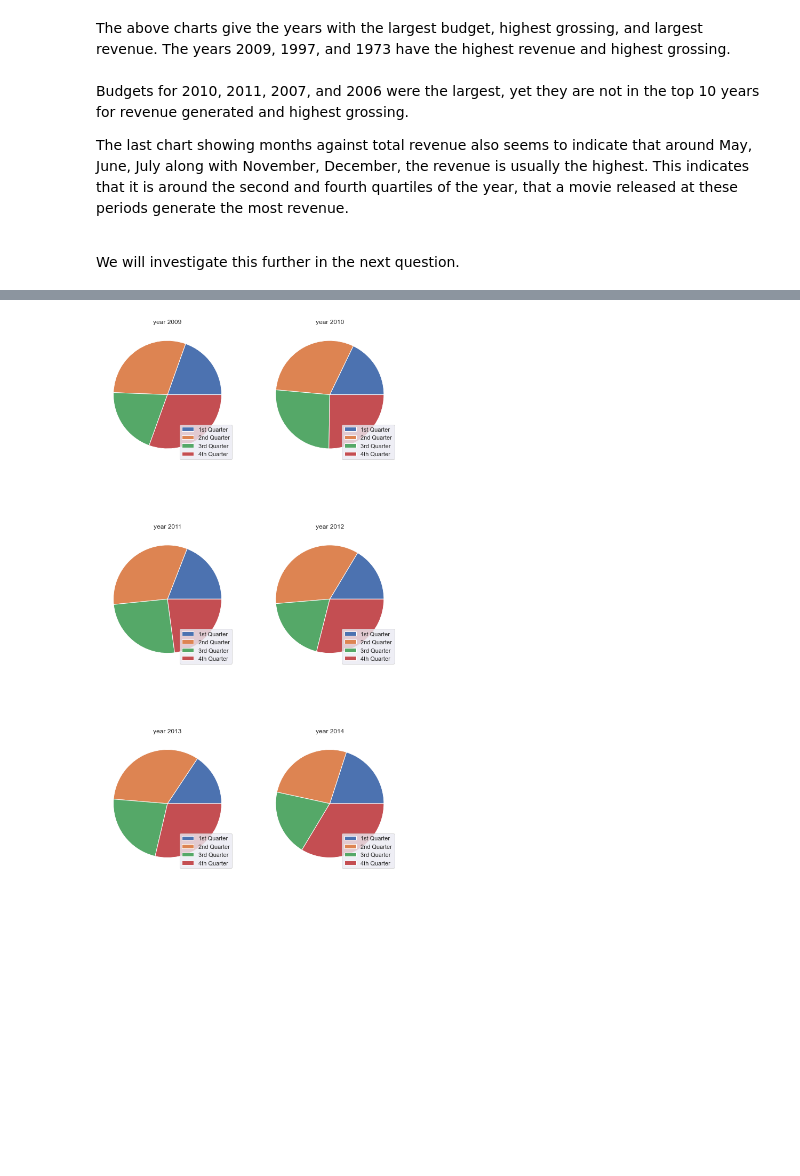
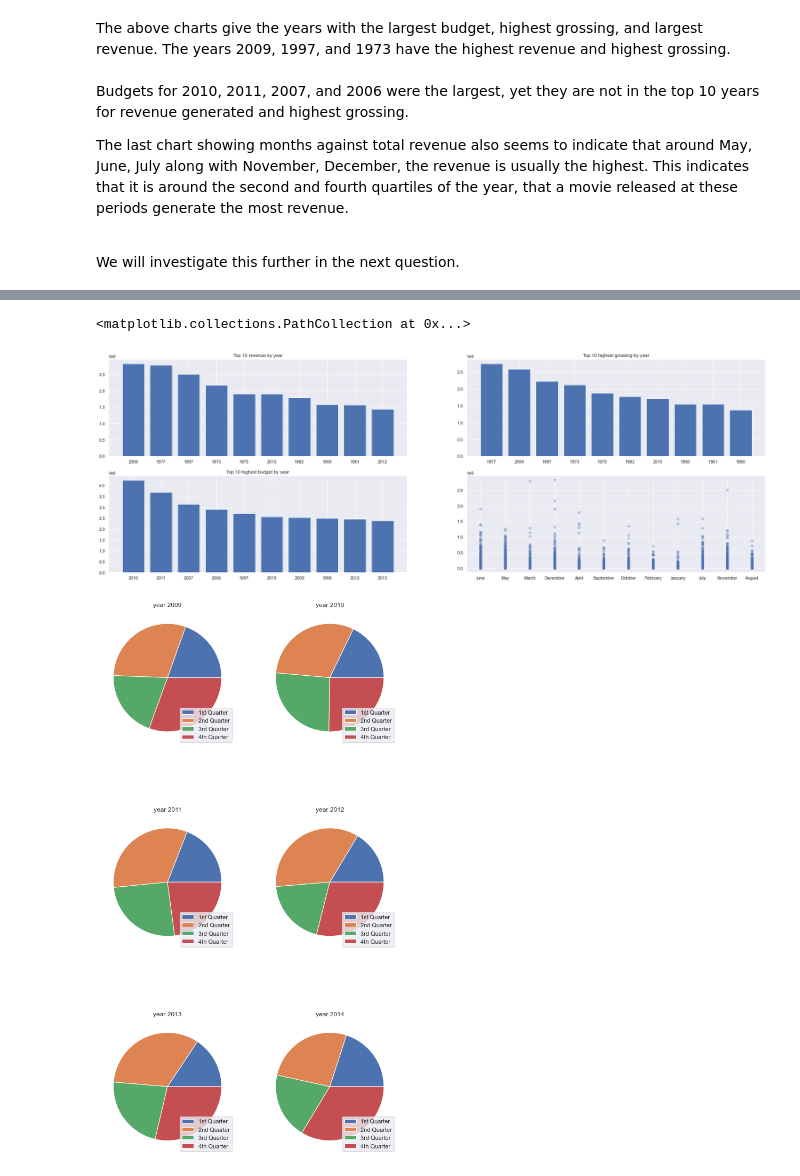
Before and after one commit to DO1795/tmdb_movies_analysis, a Jupyter notebook: Investigating_a_dataset.ipynb, the cells around one changed output, grey strips where cells are left out. Drawn from its saved outputs; the diff is of its cells as text; code cells hidden in the pictures; blank space fills up the shorter version.

```diff
--- a/Investigating_a_dataset.ipynb
+++ b/Investigating_a_dataset.ipynb
@@ -642,12 +759,17 @@ top_ten_highest_revenue_movies['release_year'] = top_ten_highest_revenue_movies[
 # %%
-highest_revenue_movies_df = df.groupby('release_year', as_index=False)[['revenue', 'original_title']].max()
-top_ten_highest_revenue_movies = highest_revenue_movies_df.nlargest(10, ['revenue'])
-top_ten_highest_revenue_movies['release_year'] = top_ten_highest_revenue_movies['release_year'].apply(str)
+#highest_revenue_movies_df = df.groupby('release_year', as_index=False)[['revenue', 'original_title']].max()
+#top_ten_highest_revenue_movies = highest_revenue_movies_df.nlargest(10, ['revenue'])
+#top_ten_highest_revenue_movies['release_year'] = top_ten_highest_revenue_movies['release_year'].apply(str)
 
-highest_grossing_movies_df = df.groupby('release_year', as_index=False)[['grossing', 'original_title']].max()
-top_ten_highest_grossing_movies = highest_grossing_movies_df.nlargest(10, ['grossing'])
-top_ten_highest_grossing_movies['release_year'] = top_ten_highest_grossing_movies['release_year'].apply(str)
+#highest_grossing_movies_df = df.groupby('release_year', as_index=False)[['grossing', 'original_title']].max()
+#top_ten_highest_grossing_movies = highest_grossing_movies_df.nlargest(10, ['grossing'])
+#top_ten_highest_grossing_movies['release_year'] = top_ten_highest_grossing_movies['release_year'].apply(str)
 
-highest_budget_movies_df = df.groupby('release_year', as_index=False)[['budget', 'original_title']].max()
-top_ten_highest_budget_movies = highest_budget_movies_df.nlargest(10, ['budget'])
-top_ten_highest_budget_movies['release_year'] = top_ten_highest_budget_movies['release_year'].apply(str)
+#highest_budget_movies_df = df.groupby('release_year', as_index=False)[['budget', 'original_title']].max()
+#top_ten_highest_budget_movies = highest_budget_movies_df.nlargest(10, ['budget'])
+#top_ten_highest_budget_movies['release_year'] = top_ten_highest_budget_movies['release_year'].apply(str)
+
+
+top_ten_highest_revenue, _ = peak_investments(df, "release_year", "revenue", "original_title")
+top_ten_highest_grossing, _ = peak_investments(df, "release_year", "grossing", "original_title")
+top_ten_highest_budget, _ = peak_investments(df, "release_year", "budget", "original_title")
@@ -680,3 +792,20 @@ We will investigate this further in the next question.
+# %%
+
+fig, ((ax1, ax2), (ax3, ax4)) = plt.subplots(2,2,figsize=(30, 10))
+
+ax1.bar(top_ten_highest_revenue['release_year'], top_ten_highest_revenue['revenue'])
+ax1.set_title("Top 10 revenue by year")
+
+ax2.bar(top_ten_highest_grossing['release_year'], top_ten_highest_grossing['grossing'])
+ax2.set_title("Top 10 highest grossing by year")
+
+ax3.bar(top_ten_highest_budget['release_year'], top_ten_highest_budget['budget'])
+ax3.set_title("Top 10 highest budget by year")
+
+ax4.scatter(df['month'], df['revenue'], alpha = 0.3)
+# %% [output]
+<matplotlib.collections.PathCollection at 0x...>
+[figure, added]
 # %%
 #1.4. The season most movies are released
 
```
Also changed, not shown: parts of 87 cells of this notebook.
